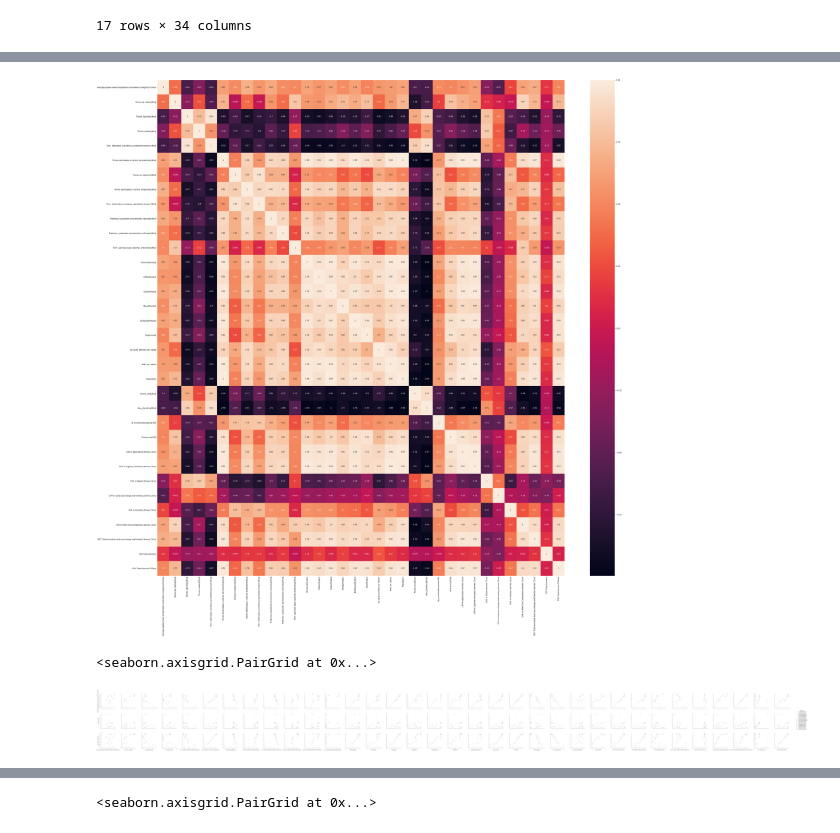
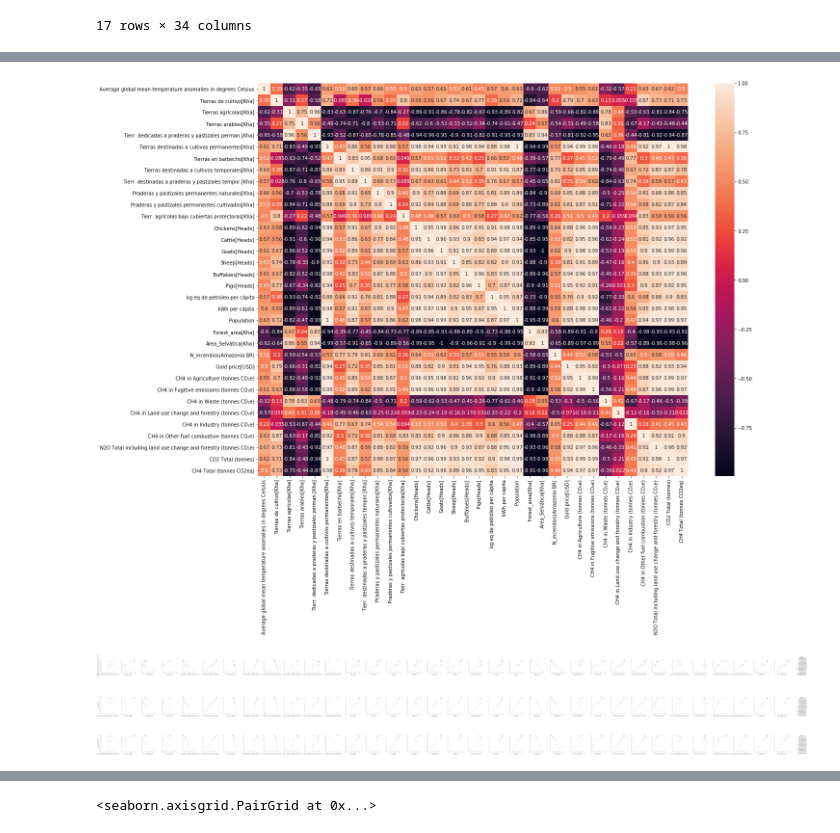
Before and after one commit to k1ltr0h/Proyecto_DataMining, a Jupyter notebook: Proyecto.ipynb, the cells around one changed output, grey strips where cells are left out. Cells and saved outputs as stored; diff of their text form; code cells hidden in the pictures.

```diff
--- a/Proyecto.ipynb
+++ b/Proyecto.ipynb
@@ -7,7 +7,8 @@ import matplotlib.pyplot as plt
 import numpy as np
 import seaborn as sns
 
-data = pd.read_csv('Final_Dataset1_2.csv', sep=',', index_col=0)
+data = pd.read_csv('Final_Dataset1_3.csv', sep=',', index_col=0)
+Years = list(data.index)
 display(data)
 display(data.describe())
 print(data.info())
@@ -94,8 +95,9 @@ display(data)
 17 rows × 34 columns
 # %%
 cols = data.columns
+index = data.index
 std_data = StandardScaler().fit_transform(data)
-std_data = pd.DataFrame(std_data, columns=cols)
+std_data = pd.DataFrame(std_data, columns=cols).set_index(index)
 display(std_data)
 display(std_data.describe())
 print(std_data.info())
@@ -147,19 +150,22 @@ dtypes: float64(34)
 memory usage: 4.6 KB
 None
 # %%
-figure, heat = plt.subplots(figsize =(50,50))
+figure, heat = plt.subplots(figsize =(20,15))
 data_corr = std_data.corr()#[["Codigo region", "Codigo comuna", "Poblacion", "Tasa", "Promedio"]]
 labels = data_corr.index.values
 heat = sns.heatmap(data_corr,
             xticklabels=labels, yticklabels=labels, annot=True)
 # %% [output]
-[figure, old version]
+[figure, new version]
 # %%
-labels = ["N02 Total including land use change and forestry (tonnes CO₂e)", "CO2 Total (tonnes)", "CH4 Total (tonnes CO2eq)"]
-sns.pairplot(std_data, y_vars=labels,x_vars=cols, hue="Population", height=4, palette=sns.cubehelix_palette(17))
+labels = ["N2O Total including land use change and forestry (tonnes CO₂e)", "CO2 Total (tonnes)", "CH4 Total (tonnes CO2eq)"]
+#labels_2 = ["Average global mean temperature anomalies in degrees Celsius", "Tierras agrícolas[Kha]", "Tierras destinadas a cultivos permanentes[Kha]", "Tierras destinadas a cultivos temporales[Kha]", "Cattle[Heads]", "kg eq de petróleo per cápita", "kWh per cápita", "Population", "Forest_area[Kha]"]
+for x in labels:
+    sns.pairplot(std_data, y_vars=x,x_vars=cols, hue="Population", height=4, palette=sns.cubehelix_palette(17))
 # %% [output]
-<seaborn.axisgrid.PairGrid at 0x...>
-[figure, old version]
+[figure, new version]
+[figure, added]
+[figure, added]
 # %%
 from sklearn.decomposition import PCA
 
```
Also changed, not shown: parts of 28 cells of this notebook, 33 other files.
